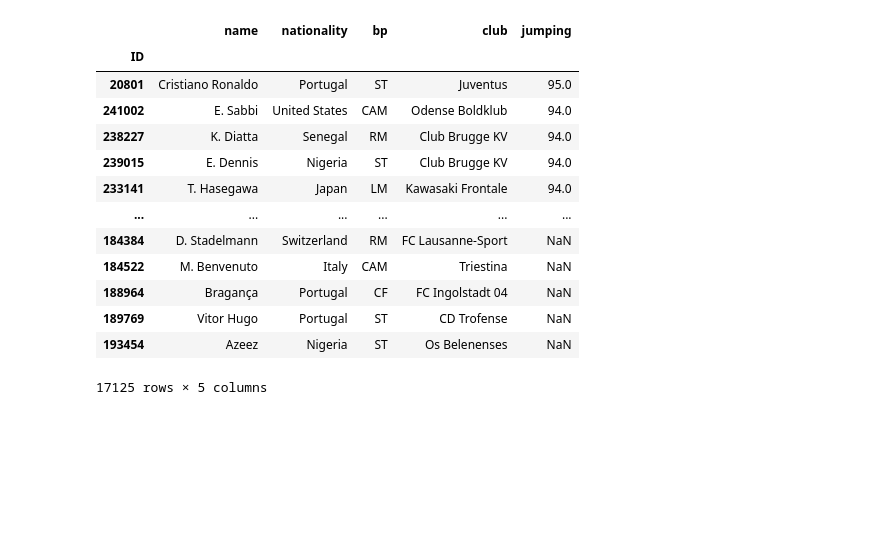
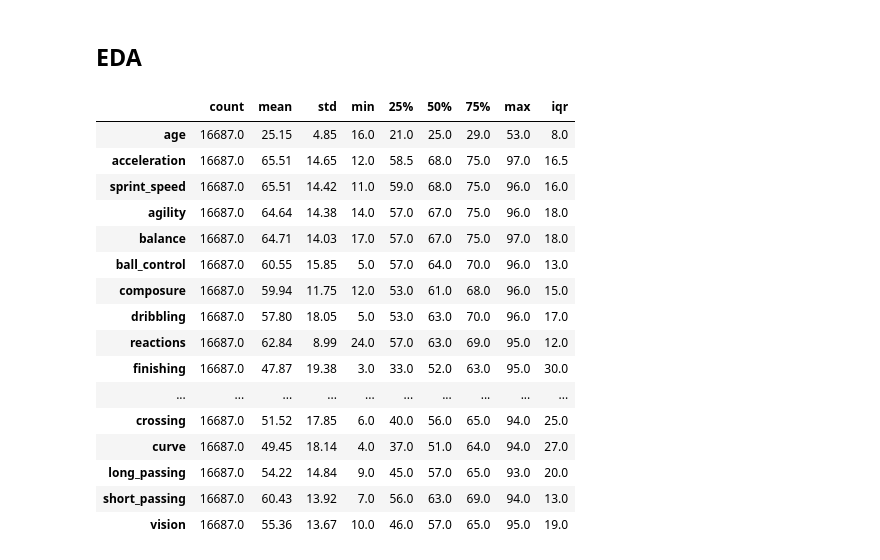
Before and after one commit to felagund93/fifa2020_IH_mini_project, a Jupyter notebook: fifa_miniproject_script.ipynb, the cells around one changed output. Saved outputs shown, nothing was run; the diff lists cells and outputs as text; code cells hidden in the pictures; blank space fills up the shorter version.

```diff
--- a/fifa_miniproject_script.ipynb
+++ b/fifa_miniproject_script.ipynb
@@ -28,5 +30,7 @@ def import_from_dir(current_dir):
     return df
 # %%
 current_dir = './'
-fifa_df=import_from_dir(current_dir).set_index('ID', drop=True)
-fifa_df
+files_lst = os.listdir(current_dir)
+#display(files_lst)
+fifa_df=pd.read_csv(current_dir + files_lst[2]).set_index('ID', drop=True)
+uefa_df=pd.read_csv(current_dir + files_lst[0],sep=';',decimal=',',na_values="-")
@@ -73,0 +88,21 @@ fifa_df.head()
+# %%
+##We select those FIFA attributes that are relevant for the model.
+
+#The categories can be found here:
+#https://fifauteam.com/fifa-20-attributes-guide/
+
+#From all the categories, we select as 'offensive' those attributes corresponding to Pace, Dribbling, Shooting and Physical.
+
+#The defensive categories are Defending and Passing.
+
+#We also include the best position (bp) in the model
+
+general=['name','age','club','bp']
+
+offensive=['acceleration','sprint_speed','agility','balance','ball_control','composure','dribbling',
+                 'reactions','finishing','long_shots', 'penalties','positioning','shot_power','volleys', 'aggression',
+                 'jumping','stamina','strength']
+defensive=['heading_accuracy', 'interceptions', 'marking', 'sliding_tackle', 'standing_tackle', 'crossing','curve','long_passing', 'short_passing','vision']
+# %%
+fifa_df_clean=fifa_df[(general+offensive+defensive)]
+fifa_df_clean
@@ -73,0 +124,3 @@ fifa_df.head()
+# %%
+fifa_df_clean.dropna(axis=0, how='any', inplace=True)
+fifa_df_clean
@@ -74,18 +181,25 @@ fifa_df.head()
+# %% [markdown]
+## EDA
 # %%
-fifa_df.sort_values('jumping')
-display(fifa_df[['name', 'nationality','bp', 'club', 'jumping']].sort_values('jumping', ascending=False))
+summary = fifa_df_clean.describe().T
+summary['iqr'] = summary['75%']-summary['25%'] #addition of the iqr -inter quantile range- column
+summary = summary.apply(lambda x: round(x, 2))
+display(summary)
 # %% [output]
-|  | name | nationality | bp | club | jumping |
-| ID |  |  |  |  |  |
-| 20801 | Cristiano Ronaldo | Portugal | ST | Juventus | 95.0 |
-| 241002 | E. Sabbi | United States | CAM | Odense Boldklub | 94.0 |
-| 238227 | K. Diatta | Senegal | RM | Club Brugge KV | 94.0 |
-| 239015 | E. Dennis | Nigeria | ST | Club Brugge KV | 94.0 |
-| 233141 | T. Hasegawa | Japan | LM | Kawasaki Frontale | 94.0 |
-| ... | ... | ... | ... | ... | ... |
-| 184384 | D. Stadelmann | Switzerland | RM | FC Lausanne-Sport | NaN |
-| 184522 | M. Benvenuto | Italy | CAM | Triestina | NaN |
-| 188964 | Bragança | Portugal | CF | FC Ingolstadt 04 | NaN |
-| 189769 | Vitor Hugo | Portugal | ST | CD Trofense | NaN |
-| 193454 | Azeez | Nigeria | ST | Os Belenenses | NaN |
+|  | count | mean | std | min | 25% | 50% | 75% | max | iqr |
+| age | 16687.0 | 25.15 | 4.85 | 16.0 | 21.0 | 25.0 | 29.0 | 53.0 | 8.0 |
+| acceleration | 16687.0 | 65.51 | 14.65 | 12.0 | 58.5 | 68.0 | 75.0 | 97.0 | 16.5 |
+| sprint_speed | 16687.0 | 65.51 | 14.42 | 11.0 | 59.0 | 68.0 | 75.0 | 96.0 | 16.0 |
+| agility | 16687.0 | 64.64 | 14.38 | 14.0 | 57.0 | 67.0 | 75.0 | 96.0 | 18.0 |
+| balance | 16687.0 | 64.71 | 14.03 | 17.0 | 57.0 | 67.0 | 75.0 | 97.0 | 18.0 |
+| ball_control | 16687.0 | 60.55 | 15.85 | 5.0 | 57.0 | 64.0 | 70.0 | 96.0 | 13.0 |
+| composure | 16687.0 | 59.94 | 11.75 | 12.0 | 53.0 | 61.0 | 68.0 | 96.0 | 15.0 |
+| dribbling | 16687.0 | 57.80 | 18.05 | 5.0 | 53.0 | 63.0 | 70.0 | 96.0 | 17.0 |
+| reactions | 16687.0 | 62.84 | 8.99 | 24.0 | 57.0 | 63.0 | 69.0 | 95.0 | 12.0 |
+| finishing | 16687.0 | 47.87 | 19.38 | 3.0 | 33.0 | 52.0 | 63.0 | 95.0 | 30.0 |
+| ... | ... | ... | ... | ... | ... | ... | ... | ... | ... |
+| crossing | 16687.0 | 51.52 | 17.85 | 6.0 | 40.0 | 56.0 | 65.0 | 94.0 | 25.0 |
+| curve | 16687.0 | 49.45 | 18.14 | 4.0 | 37.0 | 51.0 | 64.0 | 94.0 | 27.0 |
+| long_passing | 16687.0 | 54.22 | 14.84 | 9.0 | 45.0 | 57.0 | 65.0 | 93.0 | 20.0 |
+| short_passing | 16687.0 | 60.43 | 13.92 | 7.0 | 56.0 | 63.0 | 69.0 | 94.0 | 13.0 |
+| vision | 16687.0 | 55.36 | 13.67 | 10.0 | 46.0 | 57.0 | 65.0 | 95.0 | 19.0 |
-17125 rows × 5 columns
```
Also changed, not shown: parts of 19 cells of this notebook, 1 other file.
